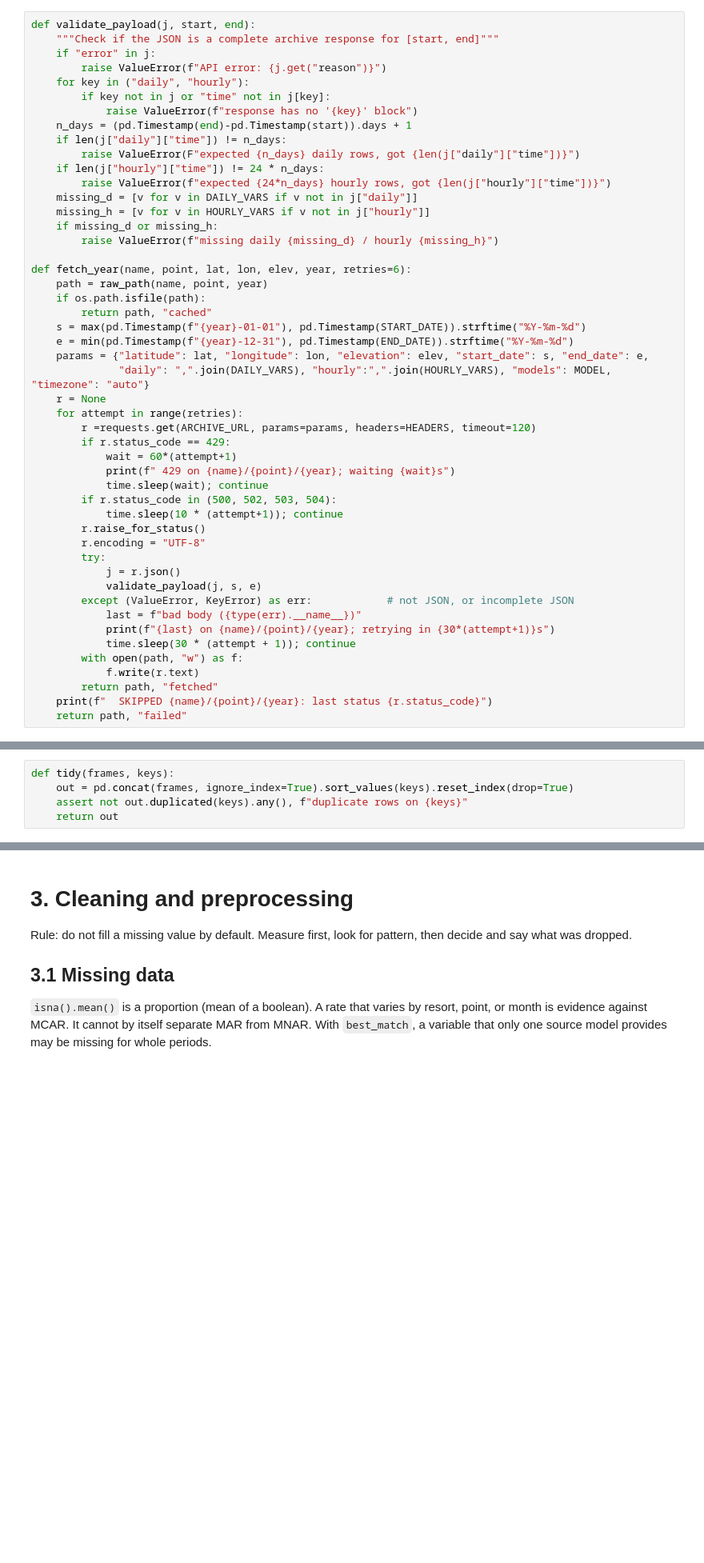
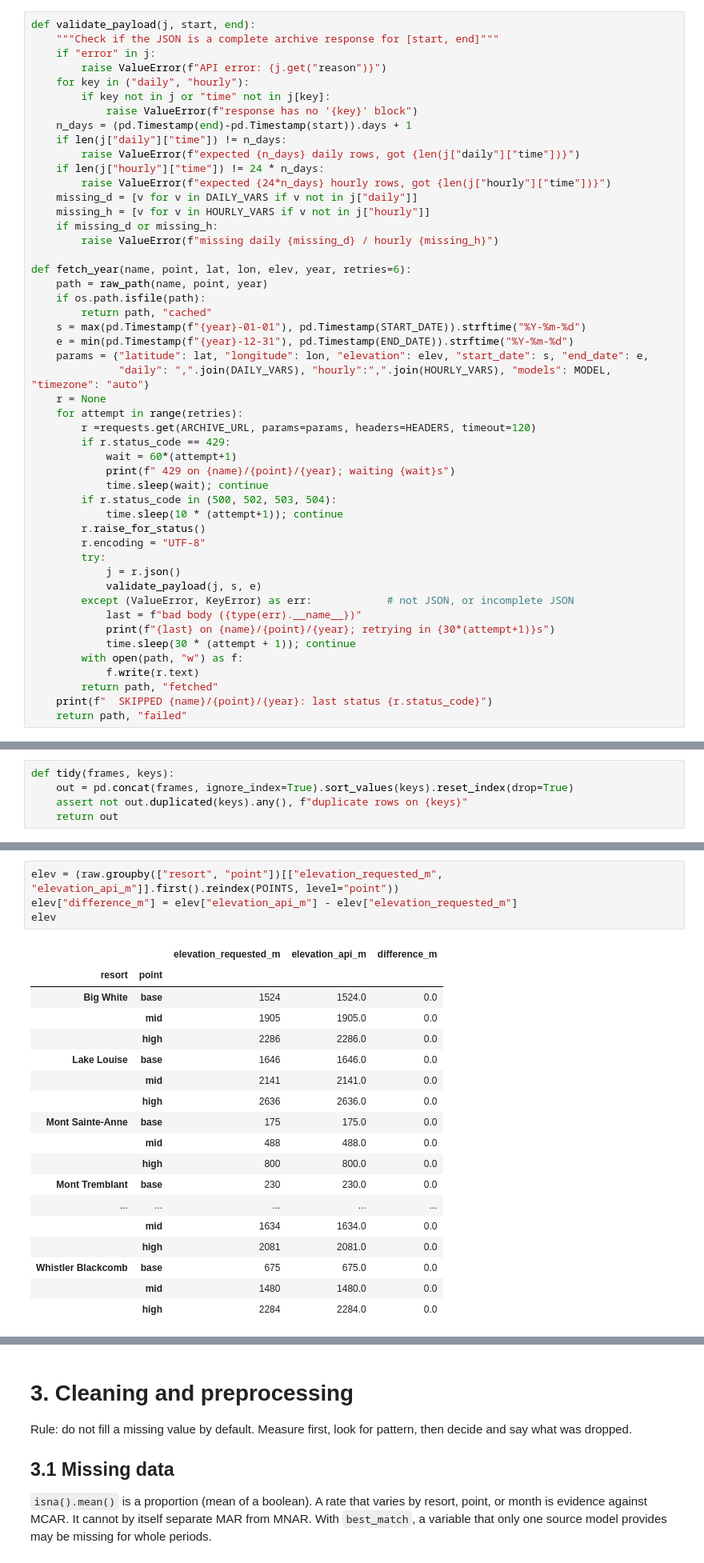
Before and after one commit to LiviaJonnatan/snowpredict, a Jupyter notebook: MS2.ipynb, the cells around one changed output, grey strips where cells are left out. Shown at 80% size. Drawn from its saved outputs; the diff is of its cells as text; blank space fills up the shorter version.

```diff
--- a/MS2.ipynb
+++ b/MS2.ipynb
@@ -114,7 +114,7 @@ def validate_payload(j, start, end):
             raise ValueError(f"response has no '{key}' block")
     n_days = (pd.Timestamp(end)-pd.Timestamp(start)).days + 1
     if len(j["daily"]["time"]) != n_days:
-        raise ValueError(F"expected {n_days} daily rows, got {len(j["daily"]["time"])}")
+        raise ValueError(f"expected {n_days} daily rows, got {len(j["daily"]["time"])}")
     if len(j["hourly"]["time"]) != 24 * n_days:
         raise ValueError(f"expected {24*n_days} hourly rows, got {len(j["hourly"]["time"])}")
     missing_d = [v for v in DAILY_VARS if v not in j["daily"]]
@@ -380,0 +471,23 @@ daily wide    (164241, 97)       ->  123.7 MB
+# %%
+elev = (raw.groupby(["resort", "point"])[["elevation_requested_m", "elevation_api_m"]].first().reindex(POINTS, level="point"))
+elev["difference_m"] = elev["elevation_api_m"] - elev["elevation_requested_m"]
+elev
+# %% [output]
+|  |  | elevation_requested_m | elevation_api_m | difference_m |
+| resort | point |  |  |  |
+| Big White | base | 1524 | 1524.0 | 0.0 |
+|  | mid | 1905 | 1905.0 | 0.0 |
+|  | high | 2286 | 2286.0 | 0.0 |
+| Lake Louise | base | 1646 | 1646.0 | 0.0 |
+|  | mid | 2141 | 2141.0 | 0.0 |
+|  | high | 2636 | 2636.0 | 0.0 |
+| Mont Sainte-Anne | base | 175 | 175.0 | 0.0 |
+|  | mid | 488 | 488.0 | 0.0 |
+|  | high | 800 | 800.0 | 0.0 |
+| Mont Tremblant | base | 230 | 230.0 | 0.0 |
+| ... | ... | ... | ... | ... |
+|  | mid | 1634 | 1634.0 | 0.0 |
+|  | high | 2081 | 2081.0 | 0.0 |
+| Whistler Blackcomb | base | 675 | 675.0 | 0.0 |
+|  | mid | 1480 | 1480.0 | 0.0 |
+|  | high | 2284 | 2284.0 | 0.0 |
```
Also changed, not shown: parts of 12 cells of this notebook.
